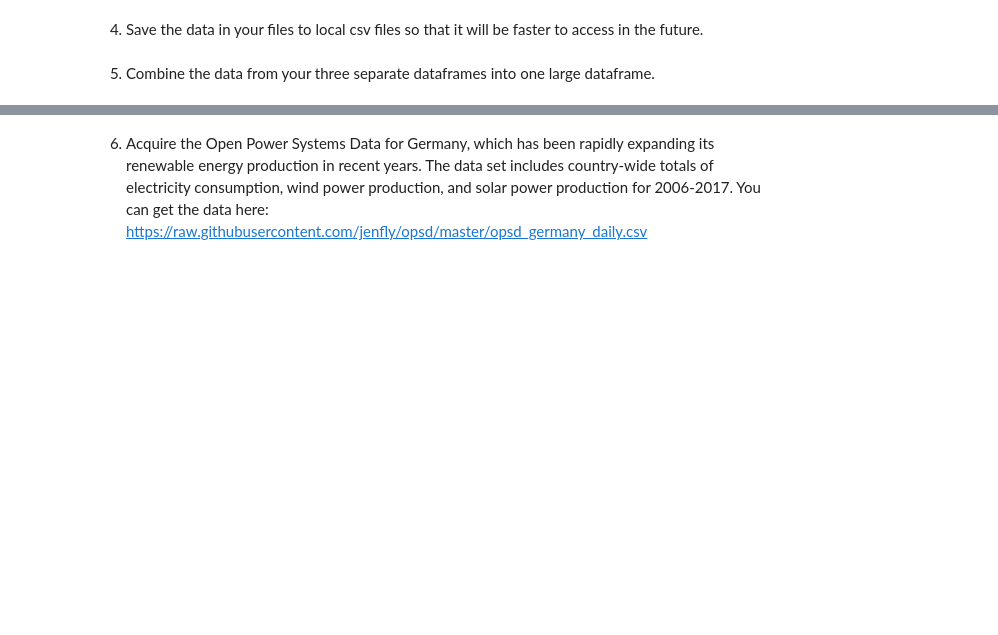
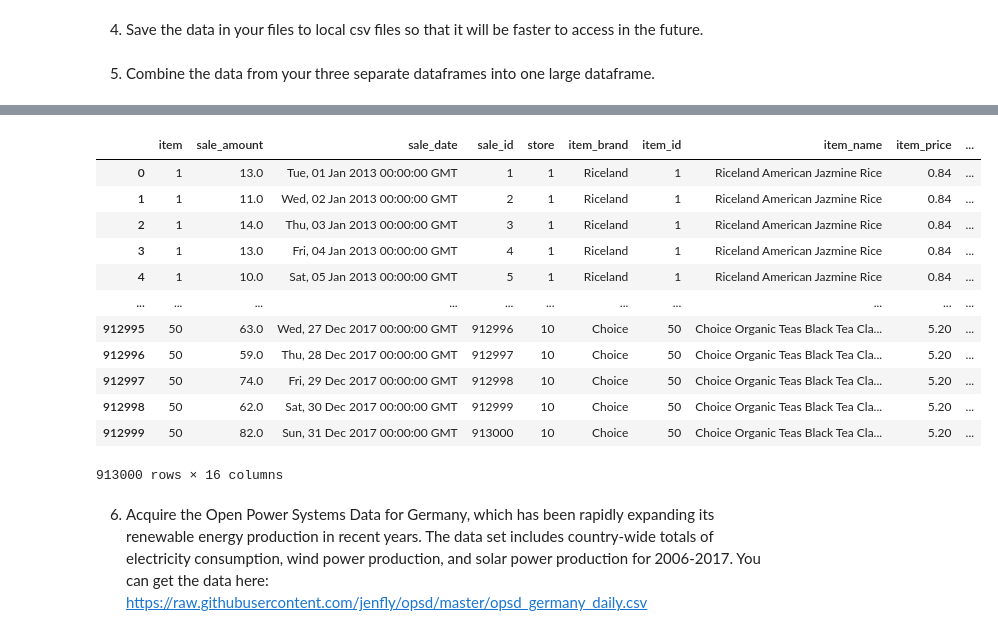
Before and after one commit to masonsherbondy/time-series-exercises, a Jupyter notebook: acquire.ipynb, the cells around one changed output, grey strips where cells are left out. Saved outputs shown, nothing was run; the diff lists cells and outputs as text; code cells hidden in the pictures; blank space fills up the shorter version.

```diff
--- a/acquire.ipynb
+++ b/acquire.ipynb
@@ -171,0 +268,4 @@ items.loc[40:]
+# %%
+#assign variable to max page number
+max_page = data['payload']['max_page']
+max_page
@@ -171,0 +274,7 @@ items.loc[40:]
+# %%
+#commence loop
+for n in range(2, max_page + 1):
+    response = requests.get(f'https://python.zgulde.net/api/v1/sales?page={n}')
+    data = response.json()
+    mein_sales = pd.DataFrame(data['payload']['sales'])
+    sales = pd.concat([sales, mein_sales])
@@ -174,2 +320,12 @@ items.loc[40:]
 # %% [markdown]
 5. Combine the data from your three separate dataframes into one large dataframe.
+# %%
+#merge first two tables with an inner join based on key columns
+join = pd.merge(sales,
+                items,
+                how = 'inner',
+                left_on = 'item',
+                right_on = 'item_id'
+               )
+#check it
+join.head()
@@ -175,0 +339,8 @@ items.loc[40:]
+# %%
+super_frame = pd.merge(join,
+                       stores,
+                       how = 'inner',
+                       left_on = 'store',
+                       right_on = 'store_id'
+                      )
+super_frame.head()
@@ -176,2 +374,18 @@ items.loc[40:]
+# %%
+super_frame
+# %% [output]
+|  | item | sale_amount | sale_date | sale_id | store | item_brand | item_id | item_name | item_price | ... |
+| 0 | 1 | 13.0 | Tue, 01 Jan 2013 00:00:00 GMT | 1 | 1 | Riceland | 1 | Riceland American Jazmine Rice | 0.84 | ... |
+| 1 | 1 | 11.0 | Wed, 02 Jan 2013 00:00:00 GMT | 2 | 1 | Riceland | 1 | Riceland American Jazmine Rice | 0.84 | ... |
+| 2 | 1 | 14.0 | Thu, 03 Jan 2013 00:00:00 GMT | 3 | 1 | Riceland | 1 | Riceland American Jazmine Rice | 0.84 | ... |
+| 3 | 1 | 13.0 | Fri, 04 Jan 2013 00:00:00 GMT | 4 | 1 | Riceland | 1 | Riceland American Jazmine Rice | 0.84 | ... |
+| 4 | 1 | 10.0 | Sat, 05 Jan 2013 00:00:00 GMT | 5 | 1 | Riceland | 1 | Riceland American Jazmine Rice | 0.84 | ... |
+| ... | ... | ... | ... | ... | ... | ... | ... | ... | ... | ... |
+| 912995 | 50 | 63.0 | Wed, 27 Dec 2017 00:00:00 GMT | 912996 | 10 | Choice | 50 | Choice Organic Teas Black Tea Cla... | 5.20 | ... |
+| 912996 | 50 | 59.0 | Thu, 28 Dec 2017 00:00:00 GMT | 912997 | 10 | Choice | 50 | Choice Organic Teas Black Tea Cla... | 5.20 | ... |
+| 912997 | 50 | 74.0 | Fri, 29 Dec 2017 00:00:00 GMT | 912998 | 10 | Choice | 50 | Choice Organic Teas Black Tea Cla... | 5.20 | ... |
+| 912998 | 50 | 62.0 | Sat, 30 Dec 2017 00:00:00 GMT | 912999 | 10 | Choice | 50 | Choice Organic Teas Black Tea Cla... | 5.20 | ... |
+| 912999 | 50 | 82.0 | Sun, 31 Dec 2017 00:00:00 GMT | 913000 | 10 | Choice | 50 | Choice Organic Teas Black Tea Cla... | 5.20 | ... |
+913000 rows × 16 columns
 # %% [markdown]
 6. Acquire the Open Power Systems Data for Germany, which has been rapidly expanding its renewable energy production in recent years. The data set includes country-wide totals of electricity consumption, wind power production, and solar power production for 2006-2017. You can get the data here: https://raw.githubusercontent.com/jenfly/opsd/master/opsd_germany_daily.csv
```
Also changed, not shown: parts of 22 cells of this notebook.
